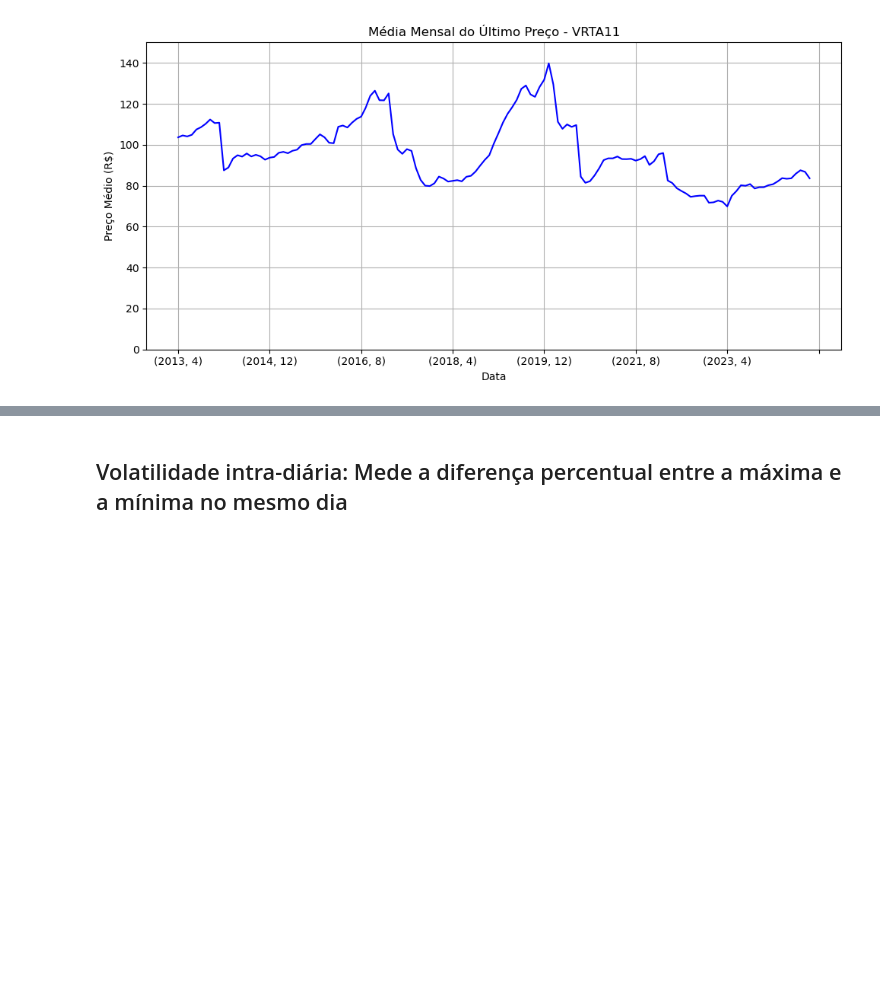
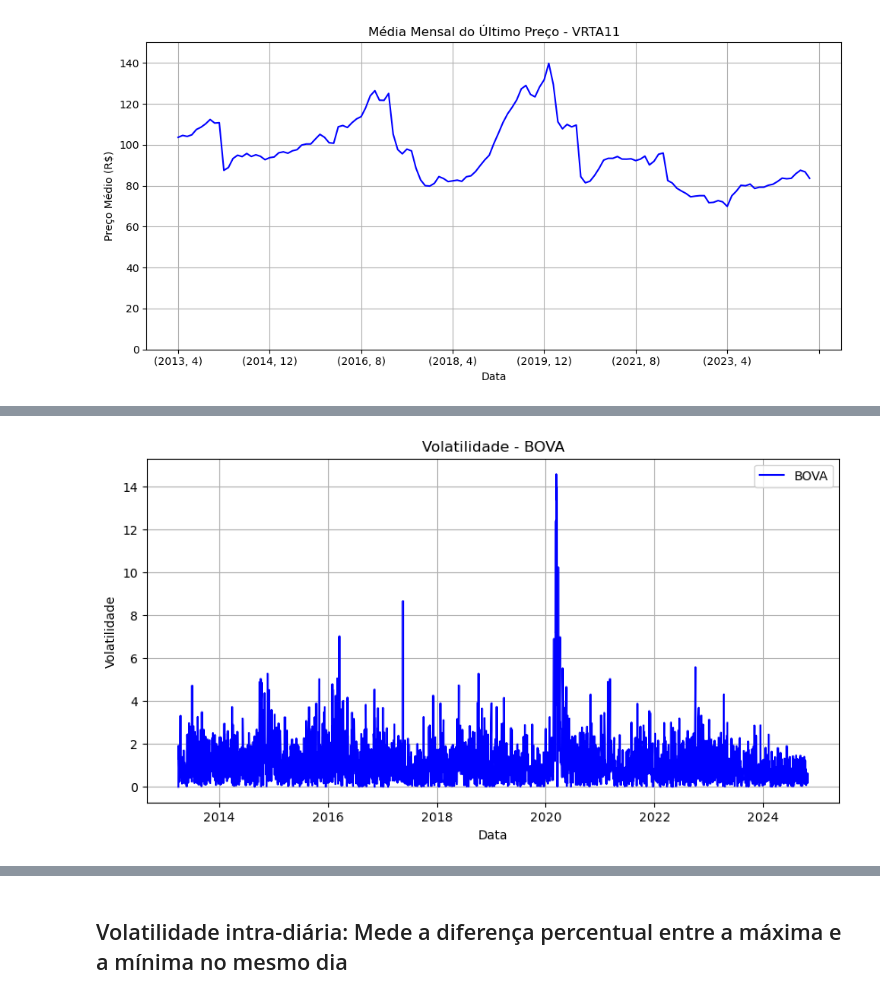
Before and after one commit to luluthedevil/tcc_usp, a Jupyter notebook: Normalizacao_dos_dados.ipynb, the cells around one changed output, grey strips where cells are left out. Saved outputs shown, nothing was run; the diff lists cells and outputs as text; code cells hidden in the pictures; blank space fills up the shorter version.

```diff
--- a/Normalizacao_dos_dados.ipynb
+++ b/Normalizacao_dos_dados.ipynb
@@ -1052,0 +1081,14 @@ plt.show()
+# %%
+df_bova["Volatilidade"] = df_bova["Ultimo"].pct_change().abs() * 100
+df_bova.fillna({"Volatilidade": 0}, inplace=True)
+
+plt.figure(figsize=(10, 5))
+plt.plot(df_bova.index, df_bova["Volatilidade"], label="BOVA", color="b")
+plt.title("Volatilidade - BOVA")
+plt.xlabel("Data")
+plt.ylabel("Volatilidade")
+plt.legend()
+plt.grid(True)
+plt.show()
+# %% [output]
+[figure, added]
```
Also changed, not shown: parts of 27 cells of this notebook.
